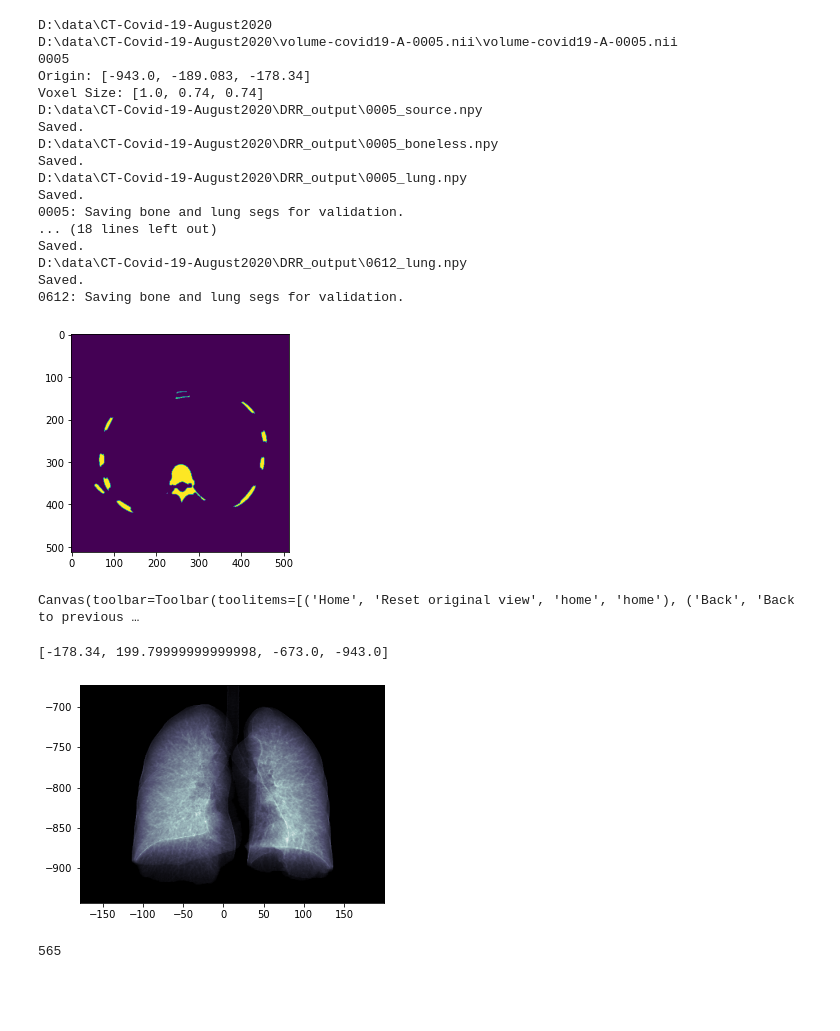
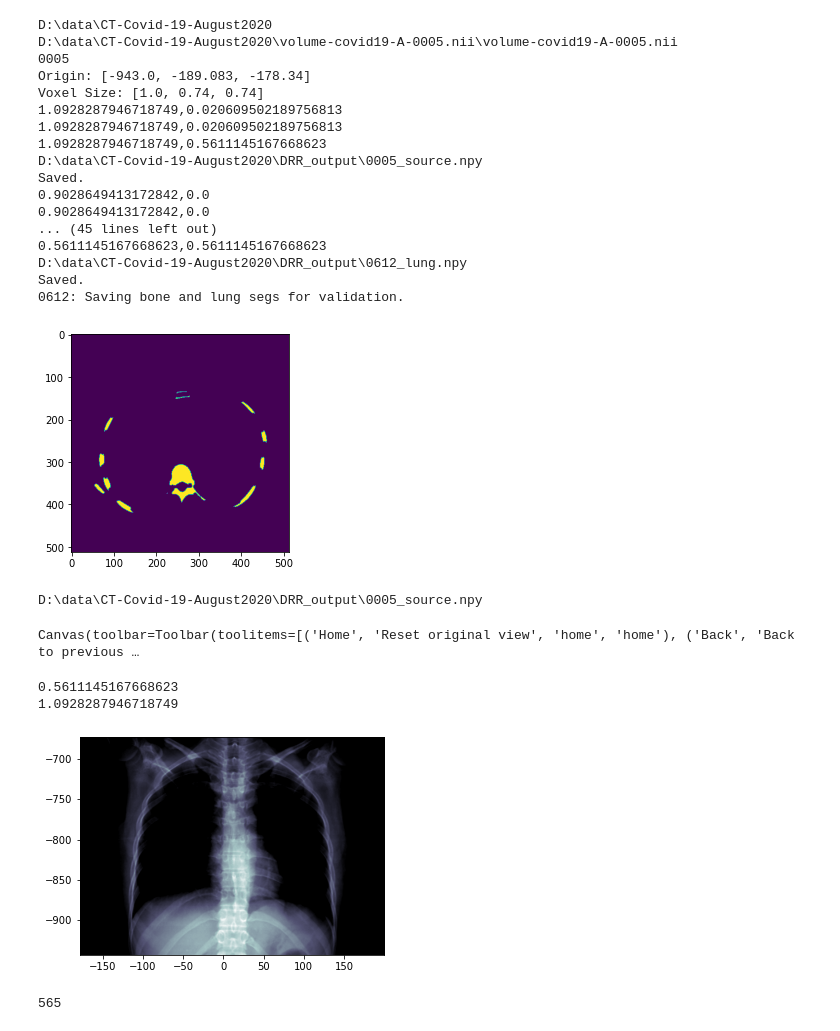
Before and after one commit to danielnflam/DRR, a Jupyter notebook: script_CT2DRR.ipynb, the cells around one changed output. Drawn from its saved outputs; the diff is of its cells as text; code cells hidden in the pictures; blank space fills up the shorter version.

Commit message:
Updated Metrics and DRR generation
Metrics now has MCCD
DRR generation now includes window-level, window-width

```diff
--- a/script_CT2DRR.ipynb
+++ b/script_CT2DRR.ipynb
@@ -72,7 +72,8 @@ for ii in [5, 366, 565]:#range(6): #range(len(path_to_file)):
     # Generate DRR based on image
     nda = sitk.GetArrayFromImage(image)
 
-    nda = np.maximum(nda,-1024)
+    nda = np.maximum(nda,-1000) #Air
+    nda = np.minimum(nda,1000) #Cortical bone ()
 
     ###########################
     # IMAGE PRE-PROCESSING
@@ -125,7 +126,10 @@ for ii in [5, 366, 565]:#range(6): #range(len(path_to_file)):
             save_array = nda_nobone
         elif status == "lung":
             save_array = nda_lung
-        save_out, PixelSize, origin = DRR.createDRR(save_array , 1, VoxelSize, ImOrigin)
+
+        window_width = 1000
+        window_level = 0
+        save_out, limits, PixelSize, origin = DRR.createDRR(save_array , 1, VoxelSize, ImOrigin, window_width, window_level)
 
         print(save_file_path)
         np.save(save_file_path, save_out, allow_pickle=False)
@@ -166,15 +170,15 @@ D:\data\CT-Covid-19-August2020\volume-covid19-A-0005.nii\volume-covid19-A-0005.n
 0005
 Origin: [-943.0, -189.083, -178.34]
 Voxel Size: [1.0, 0.74, 0.74]
+1.0928287946718749,0.020609502189756813
+1.0928287946718749,0.020609502189756813
+1.0928287946718749,0.5611145167668623
 D:\data\CT-Covid-19-August2020\DRR_output\0005_source.npy
 Saved.
-D:\data\CT-Covid-19-August2020\DRR_output\0005_boneless.npy
-Saved.
-D:\data\CT-Covid-19-August2020\DRR_output\0005_lung.npy
-Saved.
-0005: Saving bone and lung segs for validation.
-... (18 lines left out)
-Saved.
+0.9028649413172842,0.0
+0.9028649413172842,0.0
+... (45 lines left out)
+0.5611145167668623,0.5611145167668623
 D:\data\CT-Covid-19-August2020\DRR_output\0612_lung.npy
 Saved.
 0612: Saving bone and lung segs for validation.
@@ -185,14 +189,19 @@ df.to_csv(os.path.join(save_directory, csv_file_name), index=False)
 # %%
 %matplotlib widget
 #print(maxarea2/maxarea1)
 
 ii = 0
-a = np.load(df['lung'][ii])
+print(df['source'][ii])
+a = np.load(df['source'][ii])
 ImageProcessing.plotImage(a , [df['PixelSize_i'][ii], df['PixelSize_j'][ii]] , [df['origin_i'][ii], df['origin_j'][ii]])
+print(np.amin(a))
+print(np.amax(a))
 # %% [output]
-Canvas(toolbar=Toolbar(toolitems=[('Home', 'Reset original view', 'home', 'home'), ('Back', 'Back to previous …
+D:\data\CT-Covid-19-August2020\DRR_output\0005_source.npy
-[-178.34, 199.79999999999998, -673.0, -943.0]
+Canvas(toolbar=Toolbar(toolitems=[('Home', 'Reset original view', 'home', 'home'), ('Back', 'Back to previous …
+0.5611145167668623
+1.0928287946718749
-[figure, old version]
+[figure, new version]
 # %%
 # REGEX TESTING
 path_to_file = []
```
Also changed, not shown: parts of 2 cells of this notebook, 2 other files.
